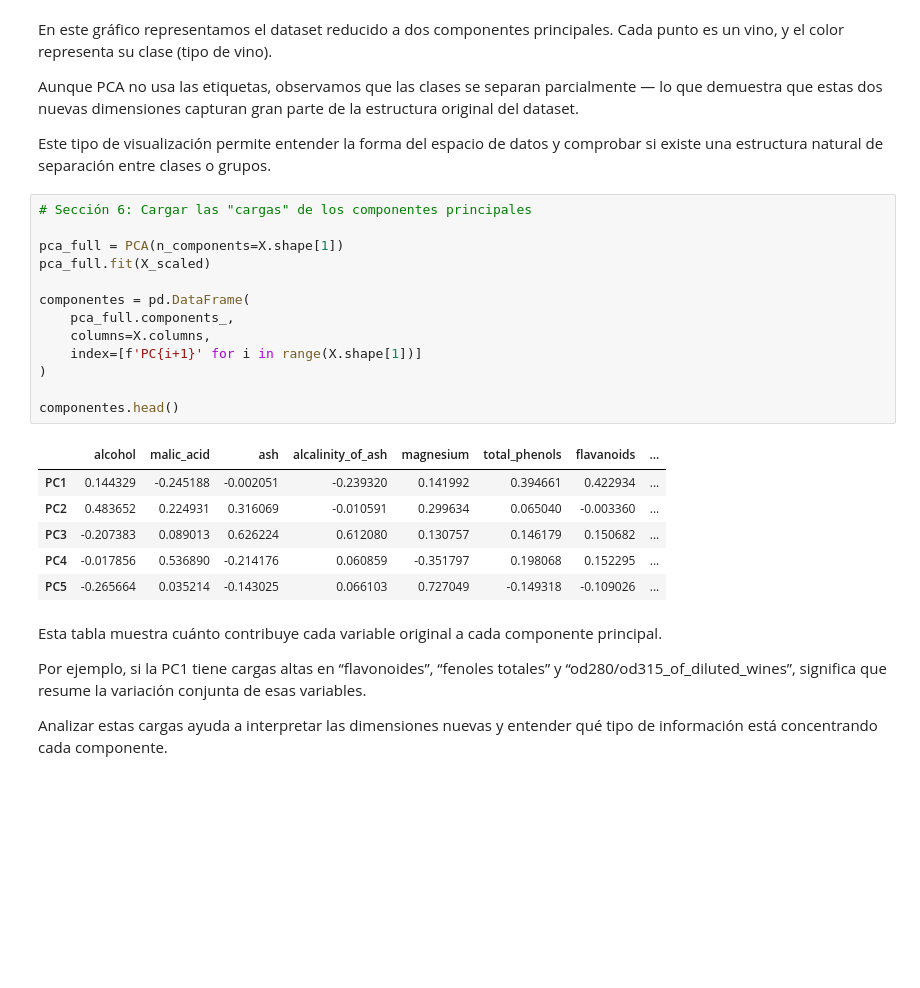
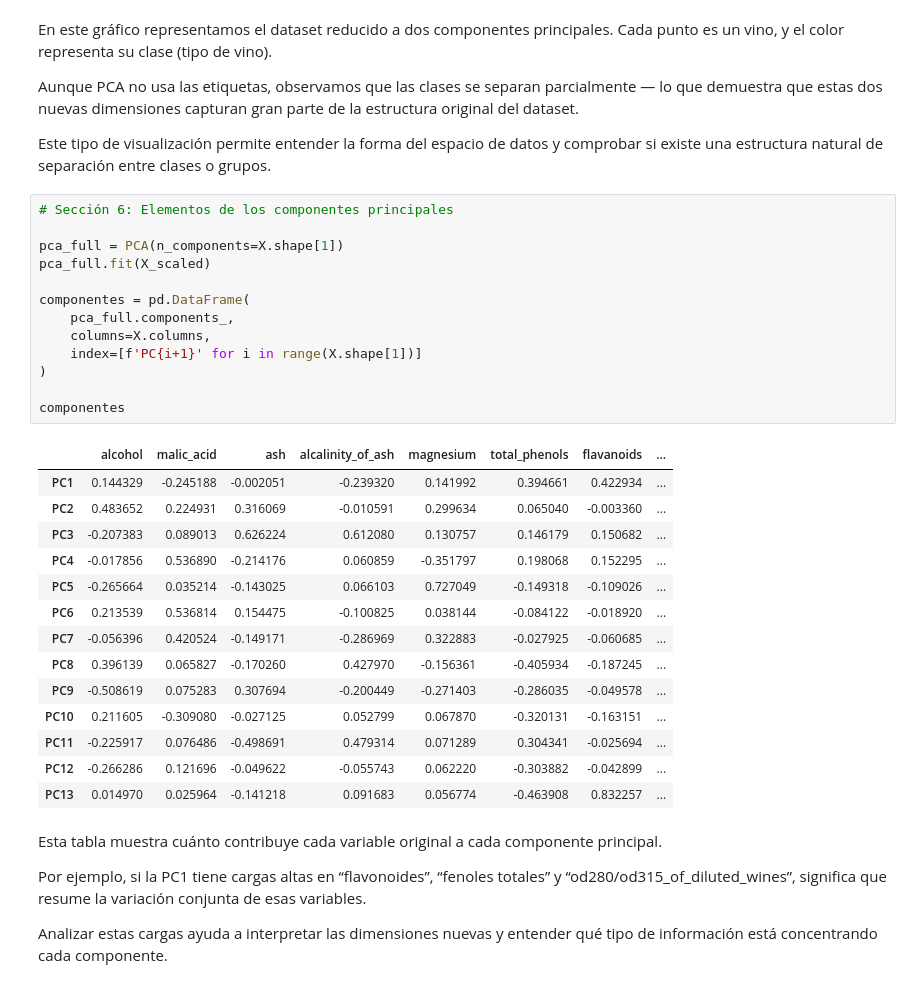
Before and after one commit to JavierRabal/CirceMachineLearning, a Jupyter notebook: No supervisado/NS_tema2_1.ipynb, the cells around one changed output. Drawn from its saved outputs; the diff is of its cells as text; blank space fills up the shorter version.

```diff
--- a/No supervisado/NS_tema2_1.ipynb
+++ b/No supervisado/NS_tema2_1.ipynb
@@ -173,25 +173,33 @@ Aunque PCA no usa las etiquetas, observamos que las clases se separan parcialmen
 
 Este tipo de visualización permite entender la forma del espacio de datos y comprobar si existe una estructura natural de separación entre clases o grupos.
 # %%
-# Sección 6: Cargar las "cargas" de los componentes principales
+# Sección 6: Elementos de los componentes principales
 
 pca_full = PCA(n_components=X.shape[1])
 pca_full.fit(X_scaled)
 
 componentes = pd.DataFrame(
     pca_full.components_,
     columns=X.columns,
     index=[f'PC{i+1}' for i in range(X.shape[1])]
 )
 
-componentes.head()
+componentes
 # %% [output]
 |  | alcohol | malic_acid | ash | alcalinity_of_ash | magnesium | total_phenols | flavanoids | ... |
 | PC1 | 0.144329 | -0.245188 | -0.002051 | -0.239320 | 0.141992 | 0.394661 | 0.422934 | ... |
 | PC2 | 0.483652 | 0.224931 | 0.316069 | -0.010591 | 0.299634 | 0.065040 | -0.003360 | ... |
 | PC3 | -0.207383 | 0.089013 | 0.626224 | 0.612080 | 0.130757 | 0.146179 | 0.150682 | ... |
 | PC4 | -0.017856 | 0.536890 | -0.214176 | 0.060859 | -0.351797 | 0.198068 | 0.152295 | ... |
 | PC5 | -0.265664 | 0.035214 | -0.143025 | 0.066103 | 0.727049 | -0.149318 | -0.109026 | ... |
+| PC6 | 0.213539 | 0.536814 | 0.154475 | -0.100825 | 0.038144 | -0.084122 | -0.018920 | ... |
+| PC7 | -0.056396 | 0.420524 | -0.149171 | -0.286969 | 0.322883 | -0.027925 | -0.060685 | ... |
+| PC8 | 0.396139 | 0.065827 | -0.170260 | 0.427970 | -0.156361 | -0.405934 | -0.187245 | ... |
+| PC9 | -0.508619 | 0.075283 | 0.307694 | -0.200449 | -0.271403 | -0.286035 | -0.049578 | ... |
+| PC10 | 0.211605 | -0.309080 | -0.027125 | 0.052799 | 0.067870 | -0.320131 | -0.163151 | ... |
+| PC11 | -0.225917 | 0.076486 | -0.498691 | 0.479314 | 0.071289 | 0.304341 | -0.025694 | ... |
+| PC12 | -0.266286 | 0.121696 | -0.049622 | -0.055743 | 0.062220 | -0.303882 | -0.042899 | ... |
+| PC13 | 0.014970 | 0.025964 | -0.141218 | 0.091683 | 0.056774 | -0.463908 | 0.832257 | ... |
 # %% [markdown]
 Esta tabla muestra cuánto contribuye cada variable original a cada componente principal.
 
```
Also changed, not shown: parts of 4 cells of this notebook, 5 other files.
